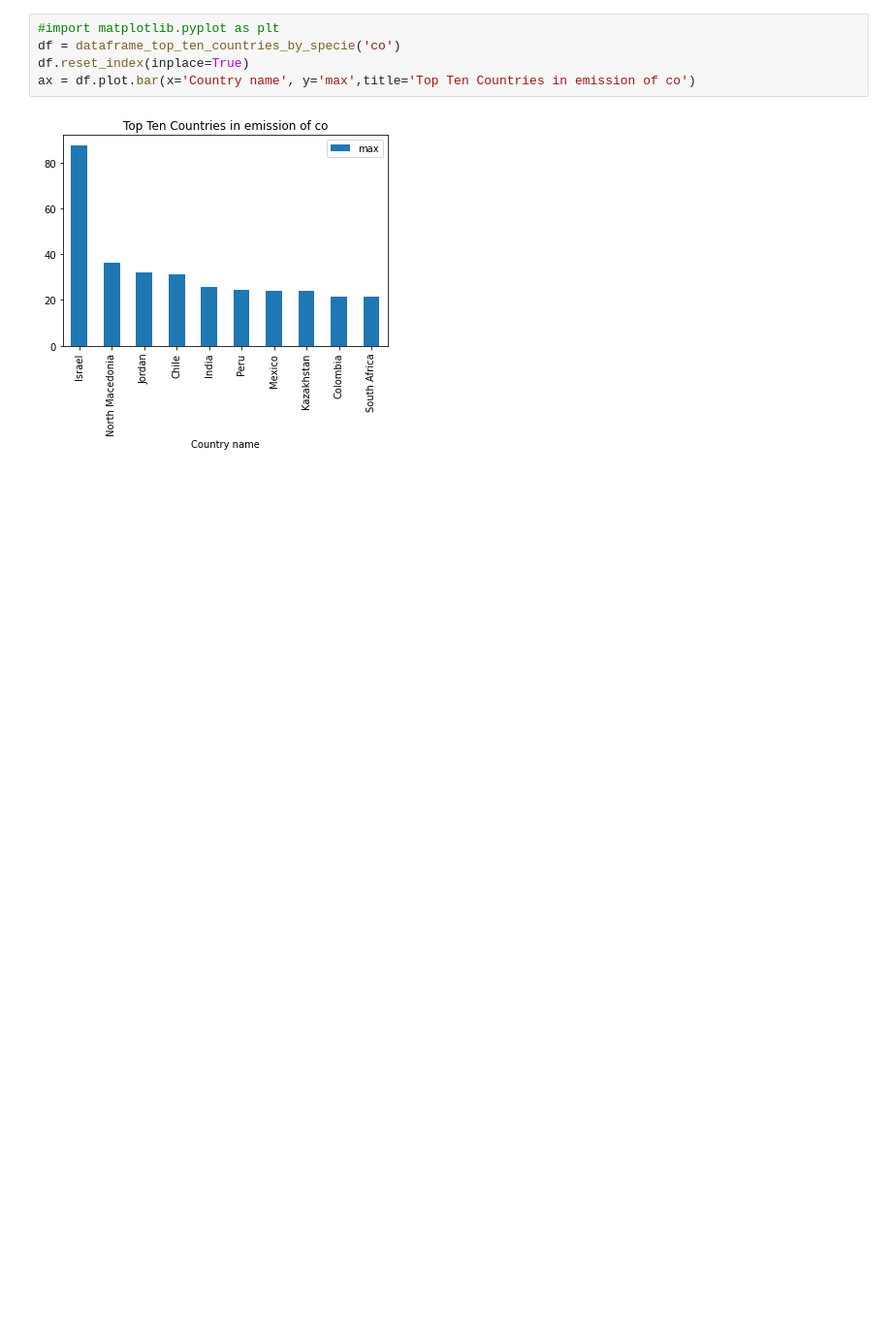
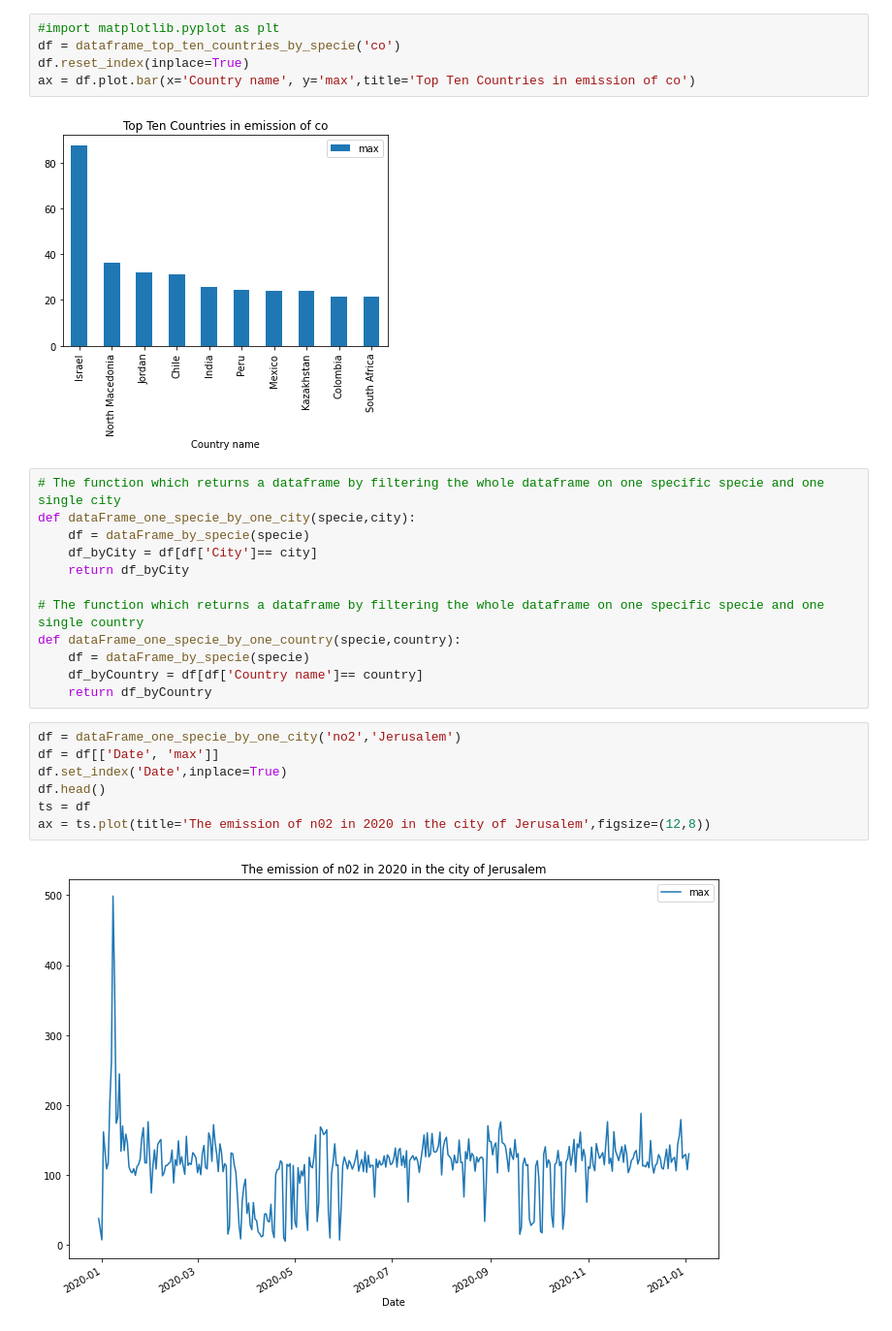
Before and after one commit to Raouaaa/Lockdowns-Impact-on-Air-Quality, a Jupyter notebook: notebooks/top_ten_countries_cities.ipynb, the cells around one changed output. Shown: that part at 97% size. Saved outputs shown, nothing was run; the diff lists cells and outputs as text; blank space fills up the shorter version.

Commit message:
added the plot of top country and city

```diff
--- a/notebooks/top_ten_countries_cities.ipynb
+++ b/notebooks/top_ten_countries_cities.ipynb
@@ -133,3 +133,24 @@ df.reset_index(inplace=True)
 ax = df.plot.bar(x='Country name', y='max',title='Top Ten Countries in emission of co')
 # %% [output]
 [figure]
+# %%
+# The function which returns a dataframe by filtering the whole dataframe on one specific specie and one single city
+def dataFrame_one_specie_by_one_city(specie,city):
+    df = dataFrame_by_specie(specie)
+    df_byCity = df[df['City']== city]
+    return df_byCity
+
+# The function which returns a dataframe by filtering the whole dataframe on one specific specie and one single country
+def dataFrame_one_specie_by_one_country(specie,country):
+    df = dataFrame_by_specie(specie)
+    df_byCountry = df[df['Country name']== country]
+    return df_byCountry
+# %%
+df = dataFrame_one_specie_by_one_city('no2','Jerusalem')
+df = df[['Date', 'max']]
+df.set_index('Date',inplace=True)
+df.head()
+ts = df
+ax = ts.plot(title='The emission of n02 in 2020 in the city of Jerusalem',figsize=(12,8))
+# %% [output]
+[figure, added]
```
Also changed, not shown: parts of 1 cell of this notebook.
